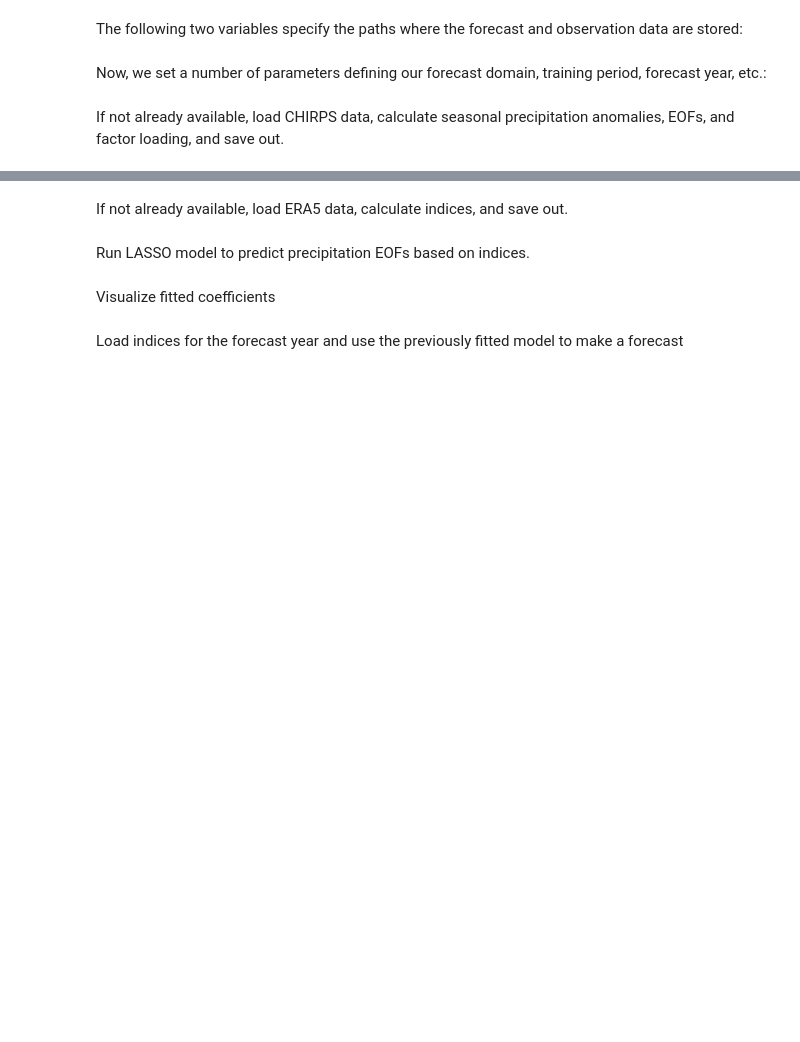
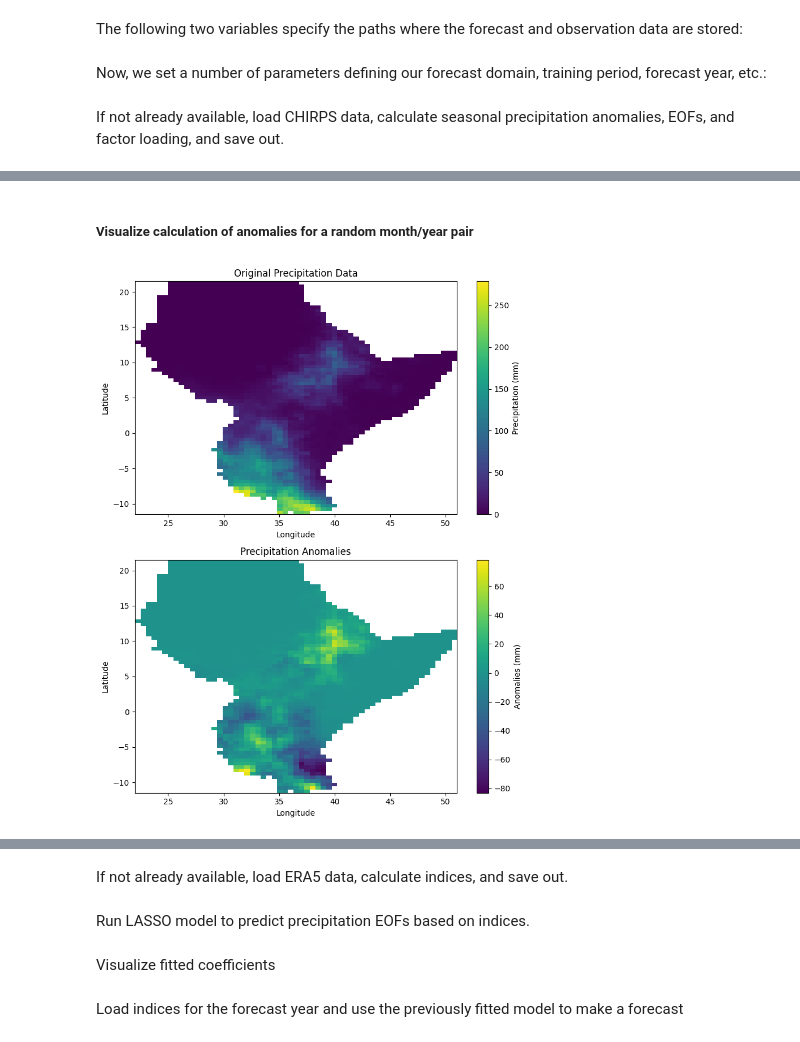
Before and after one commit to SeasonalForecastingEngine/CONFER-WP3, a Jupyter notebook: notebooks/lasso_fcst_example.ipynb, the cells around one changed output, grey strips where cells are left out. Cells and saved outputs as stored; diff of their text form; code cells hidden in the pictures; blank space fills up the shorter version.

Commit message:
modified:   notebooks/lasso_fcst_example.ipynb 	deleted:    notebooks/test.py 	modified:   poetry.lock 	modified:   pyproject.toml

```diff
--- a/notebooks/lasso_fcst_example.ipynb
+++ b/notebooks/lasso_fcst_example.ipynb
@@ -39,0 +202,49 @@ If not already available, load CHIRPS data, calculate seasonal precipitation ano
+# %%
+# Convert data to numpy arrays
+lon = data_test['lon'].values
+lat = data_test['lat'].values
+year = data_test['year'].values
+month = data_test['month'].values
+prec_data = data_test['prec'].values  # Shape: (month, year, lat, lon)
+
+# Restrict to the geographical bounds
+lon_mask = (lon >= lon_bnds[0]) & (lon <= lon_bnds[1])
+lat_mask = (lat >= lat_bnds[0]) & (lat <= lat_bnds[1])
+
+lon = lon[lon_mask]
+lat = lat[lat_mask]
+prec_data = prec_data[:, :, lat_mask, :][:, :, :, lon_mask]
+
+# Select the reference period using a boolean mask
+ref_period_mask = (year >= year_clm_start) & (year <= year_clm_end)
+ref_period_indices = np.where(ref_period_mask)[0]
+
+# Calculate climatology (mean over the reference period)
+climatology = np.nanmean(prec_data[:, ref_period_indices, :, :], axis=1)
+
+# Calculate anomalies by subtracting climatology
+anomalies = prec_data - climatology[:, np.newaxis, :, :]
+# %% [markdown]
+##### Visualize calculation of anomalies for a random month/year pair
+# %%
+# Plot original precipitation data
+plt.figure(figsize=(8, 10))  # Adjusting figsize for a more even aspect ratio
+plt.subplot(2, 1, 1)
+plt.title('Original Precipitation Data')
+plt.imshow(prec_data[1, 1, :, :], origin='lower', extent=[lon.min(), lon.max(), lat.min(), lat.max()], cmap='viridis', aspect='auto')
+plt.colorbar(label='Precipitation (mm)')
+plt.xlabel('Longitude')
+plt.ylabel('Latitude')
+
+# Plot anomalies
+plt.subplot(2, 1, 2)
+plt.title('Precipitation Anomalies')
+plt.imshow(anomalies[1, 1, :, :], origin='lower', extent=[lon.min(), lon.max(), lat.min(), lat.max()], cmap='viridis', aspect='auto')
+plt.colorbar(label='Anomalies (mm)')
+plt.xlabel('Longitude')
+plt.ylabel('Latitude')
+
+plt.tight_layout()
+plt.show()
+# %% [output]
+[figure, added]
```
Also changed, not shown: parts of 20 cells of this notebook, 3 other files.
